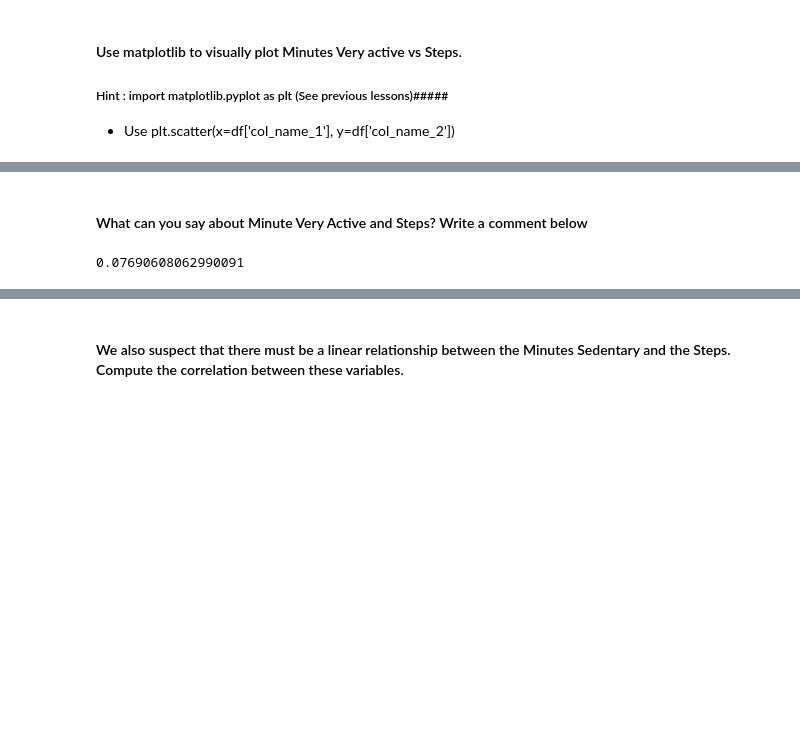
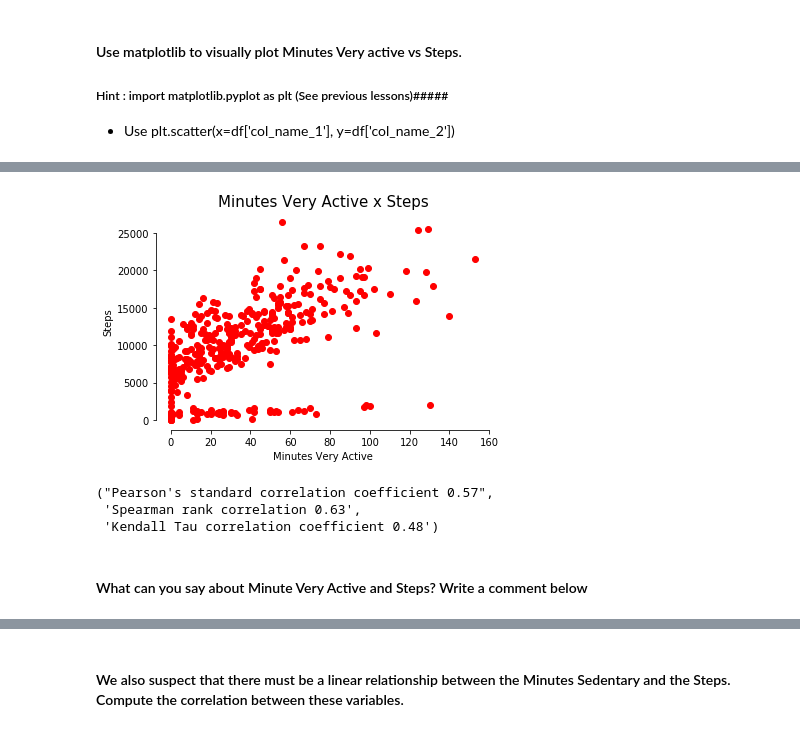
Before and after one commit to ironhacksao-datateam/june2019-ft, a Jupyter notebook: week_3/23_lab_pivot_table_and_correlation/your_code/23_lab_pivot_table_and_correlation.ipynb, the cells around one changed output, grey strips where cells are left out. Cells and saved outputs as stored; diff of their text form; code cells hidden in the pictures; blank space fills up the shorter version.

```diff
--- a/week_3/23_lab_pivot_table_and_correlation/your_code/23_lab_pivot_table_and_correlation.ipynb
+++ b/week_3/23_lab_pivot_table_and_correlation/your_code/23_lab_pivot_table_and_correlation.ipynb
@@ -305,2 +337,43 @@ plt.scatter(x=fitbit['Minutes Very Active'],
+# %%
+# we can also create a function to plot a scatter plot and calculate correlations
+
+def scatter_corr(col_x, col_y, data=fitbit):
+    # scatter plot from matplotlib.pyplot
+    plt.scatter(
+        # define x axis column
+        x=data[col_x],
+        # define y axis column
+        y=data[col_y],
+        color='red')
+    # name the title
+    plt.title(col_x+' x '+col_y,
+          fontsize=15)
+    # name the x axis
+    plt.xlabel(col_x)
+    # name the y axis
+    plt.ylabel(col_y)
+    # drop the chart lines
+    sns.despine(
+        # break the axis next to 0
+        trim=True)
+    # calculate Pearson's correlation: standard correlation coefficient
+    peason_corr = data[col_x].corr(data[col_y])
+    spearman_corr = data[col_x].corr(data[col_y],
+                                     # define Spearman rank correlation as a method
+                                    method='spearman')
+    kendall_corr = data[col_x].corr(data[col_y],
+                                     # define Kendall Tau correlation coefficient
+                                    method='kendall')
+    plt.show()
+    return (f"Pearson's standard correlation coefficient {round(peason_corr, 2)}",
+          f"Spearman rank correlation {round(spearman_corr, 2)}",
+          f"Kendall Tau correlation coefficient {round(kendall_corr, 2)}")
+# %%
+scatter_corr('Minutes Very Active', 'Steps')
+# %% [output]
+[figure, added]
+("Pearson's standard correlation coefficient 0.57",
+ 'Spearman rank correlation 0.63',
+ 'Kendall Tau correlation coefficient 0.48')
 # %% [markdown]
 #### What can you say about Minute Very Active and Steps? Write a comment below
@@ -310,4 +379,0 @@ min_vactive_steps = fitbit['Minutes Sedentary'].corr(fitbit['Steps'])
-# %%
-min_vactive_steps
-# %% [output]
-0.07690608062990091
```
Also changed, not shown: parts of 43 cells of this notebook, 2 other files.
